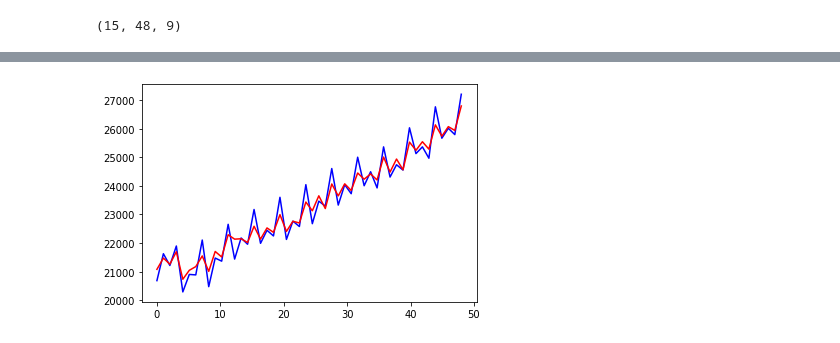
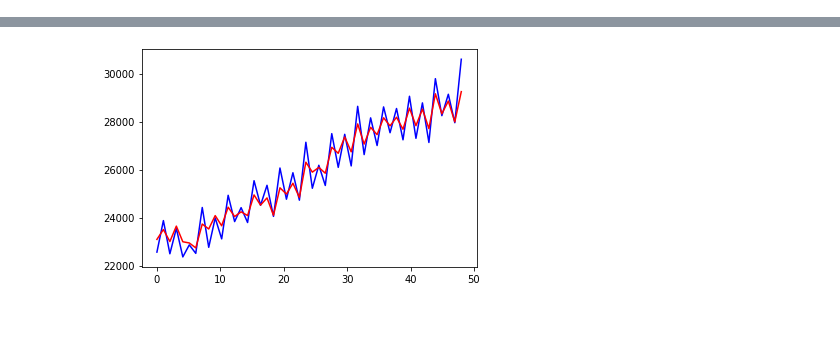
Before and after one commit to nisa-bayraktar/european_productivity, a Jupyter notebook: combined_features.ipynb, the cells around one changed output, grey strips where cells are left out. Cells and saved outputs as stored; diff of their text form; code cells hidden in the pictures.

```diff
--- a/combined_features.ipynb
+++ b/combined_features.ipynb
@@ -247,12 +243,10 @@ matched_dfs = match_df(dfs)
 data = np.zeros((len(matched_dfs[0].index), len(matched_dfs[0].columns),  len(matched_dfs)))
 for i in range(len(matched_dfs)):
     data[:, :, i] = matched_dfs[i].to_numpy(dtype=np.float64)
-data.shape
-# %% [output]
-(15, 48, 9)
 # %%
-X = data[0, :, 2:]
-y = data[0, :, 0]
+X = data[1, :, 6:10]
+y = data[1, :, 0]
 t = np.linspace(0, y.shape[0], y.shape[0])
+
 total_loss, loss = run_regr(X, y, t, RandomForestRegressor(), ['b', 'r'])
 # %% [output]
@@ -261 +255 @@ Total loss:  268.3040947575161
-[figure, old version]
+[figure, new version]
```
Also changed, not shown: parts of 16 cells of this notebook, 1 other file.
